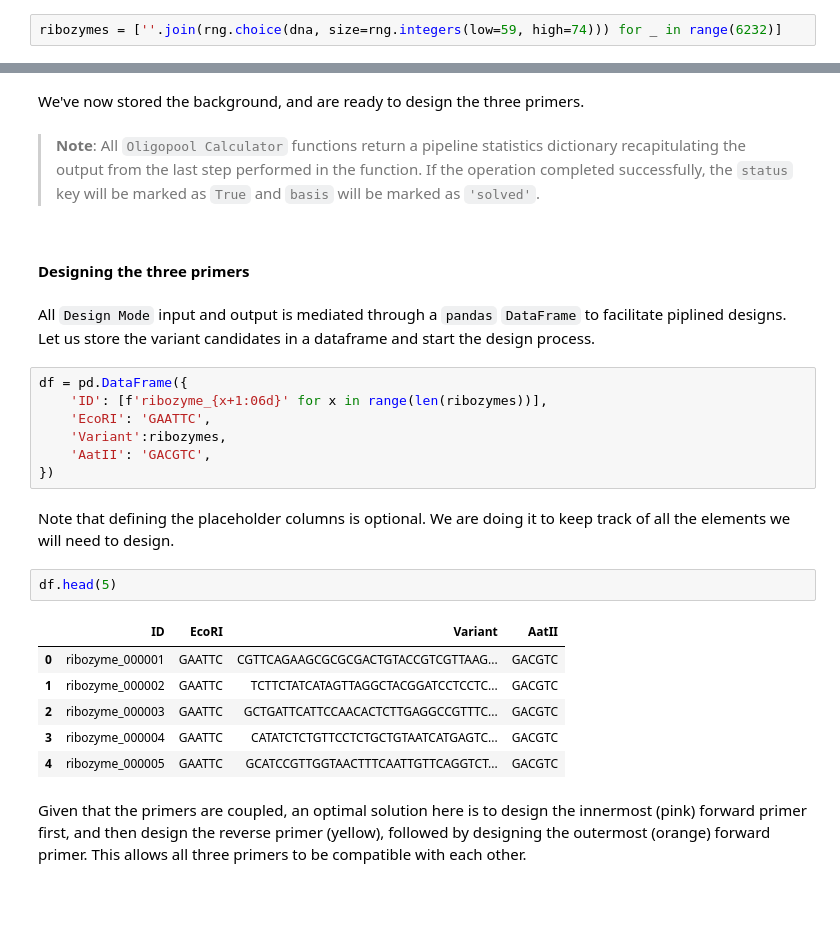
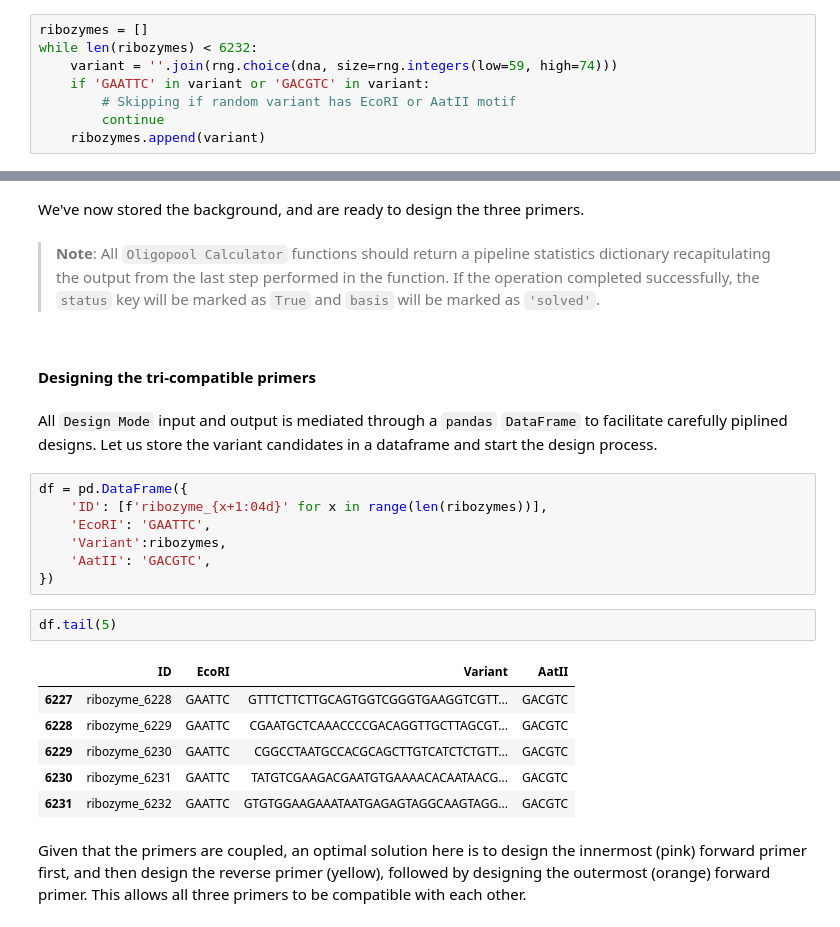
Before and after one commit to ayaanhossain/oligopool, a Jupyter notebook: examples/OligopoolCalculatorInAction.ipynb, the cells around one changed output, grey strips where cells are left out. Drawn from its saved outputs; the diff is of its cells as text; blank space fills up the shorter version.

Commit message:
v2024.10.05 - Design Mode completed

```diff
--- a/examples/OligopoolCalculatorInAction.ipynb
+++ b/examples/OligopoolCalculatorInAction.ipynb
@@ -78,5 +77,11 @@ rng = np.random.default_rng(seed=42)
 # %%
 dna = ['A', 'T', 'G', 'C']
 # %%
-ribozymes = [''.join(rng.choice(dna, size=rng.integers(low=59, high=74))) for _ in range(6232)]
+ribozymes = []
+while len(ribozymes) < 6232:
+    variant = ''.join(rng.choice(dna, size=rng.integers(low=59, high=74)))
+    if 'GAATTC' in variant or 'GACGTC' in variant:
+        # Skipping if random variant has EcoRI or AatII motif
+        continue
+    ribozymes.append(variant)
 # %%
@@ -244,29 +249,27 @@ background_stats
 # %% [markdown]
 We've now stored the background, and are ready to design the three primers.
 # %% [markdown]
-> **Note**: All `Oligopool Calculator` functions return a pipeline statistics dictionary recapitulating the output from the last step performed in the function. If the operation completed successfully, the `status` key will be marked as `True` and `basis` will be marked as `'solved'`.
+> **Note**: All `Oligopool Calculator` functions should return a pipeline statistics dictionary recapitulating the output from the last step performed in the function. If the operation completed successfully, the `status` key will be marked as `True` and `basis` will be marked as `'solved'`.
 # %% [markdown]
-#### Designing the three primers
+#### Designing the tri-compatible primers
 # %% [markdown]
-All `Design Mode` input and output is mediated through a `pandas` `DataFrame` to facilitate piplined designs. Let us store the variant candidates in a dataframe and start the design process.
+All `Design Mode` input and output is mediated through a `pandas` `DataFrame` to facilitate carefully piplined designs. Let us store the variant candidates in a dataframe and start the design process.
 # %%
 df = pd.DataFrame({
-    'ID': [f'ribozyme_{x+1:06d}' for x in range(len(ribozymes))],
+    'ID': [f'ribozyme_{x+1:04d}' for x in range(len(ribozymes))],
     'EcoRI': 'GAATTC',
     'Variant':ribozymes,
     'AatII': 'GACGTC',
 })
-# %% [markdown]
-Note that defining the placeholder columns is optional. We are doing it to keep track of all the elements we will need to design.
 # %%
-df.head(5)
+df.tail(5)
 # %% [output]
 |  | ID | EcoRI | Variant | AatII |
-| 0 | ribozyme_000001 | GAATTC | CGTTCAGAAGCGCGCGACTGTACCGTCGTTAAG... | GACGTC |
-| 1 | ribozyme_000002 | GAATTC | TCTTCTATCATAGTTAGGCTACGGATCCTCCTC... | GACGTC |
-| 2 | ribozyme_000003 | GAATTC | GCTGATTCATTCCAACACTCTTGAGGCCGTTTC... | GACGTC |
-| 3 | ribozyme_000004 | GAATTC | CATATCTCTGTTCCTCTGCTGTAATCATGAGTC... | GACGTC |
-| 4 | ribozyme_000005 | GAATTC | GCATCCGTTGGTAACTTTCAATTGTTCAGGTCT... | GACGTC |
+| 6227 | ribozyme_6228 | GAATTC | GTTTCTTCTTGCAGTGGTCGGGTGAAGGTCGTT... | GACGTC |
+| 6228 | ribozyme_6229 | GAATTC | CGAATGCTCAAACCCCGACAGGTTGCTTAGCGT... | GACGTC |
+| 6229 | ribozyme_6230 | GAATTC | CGGCCTAATGCCACGCAGCTTGTCATCTCTGTT... | GACGTC |
+| 6230 | ribozyme_6231 | GAATTC | TATGTCGAAGACGAATGTGAAAACACAATAACG... | GACGTC |
+| 6231 | ribozyme_6232 | GAATTC | GTGTGGAAGAAATAATGAGAGTAGGCAAGTAGG... | GACGTC |
 # %% [markdown]
 Given that the primers are coupled, an optimal solution here is to design the innermost (pink) forward primer first, and then design the reverse primer (yellow), followed by designing the outermost (orange) forward primer. This allows all three primers to be compatible with each other.
 # %% [markdown]
```
Also changed, not shown: parts of 83 cells of this notebook, 22 other files.
